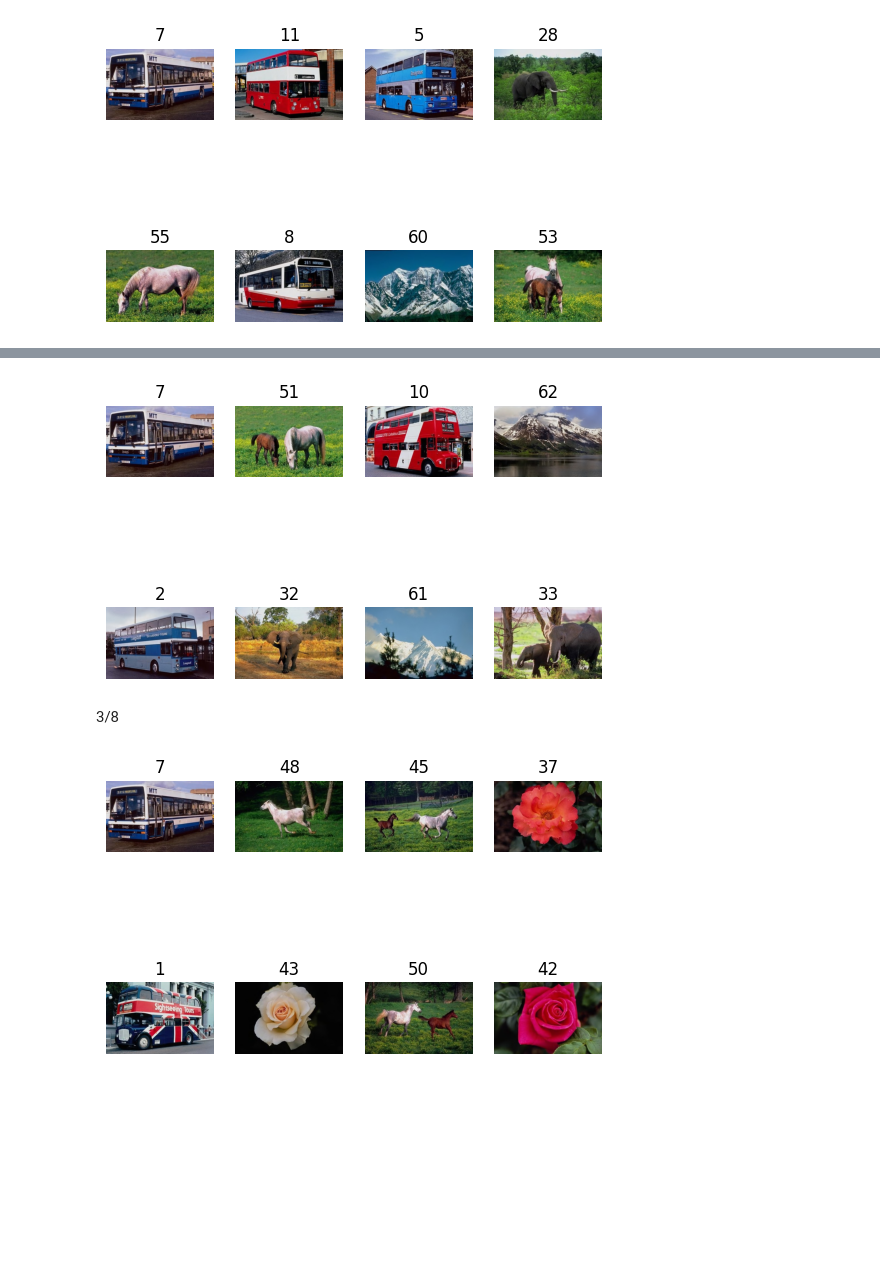
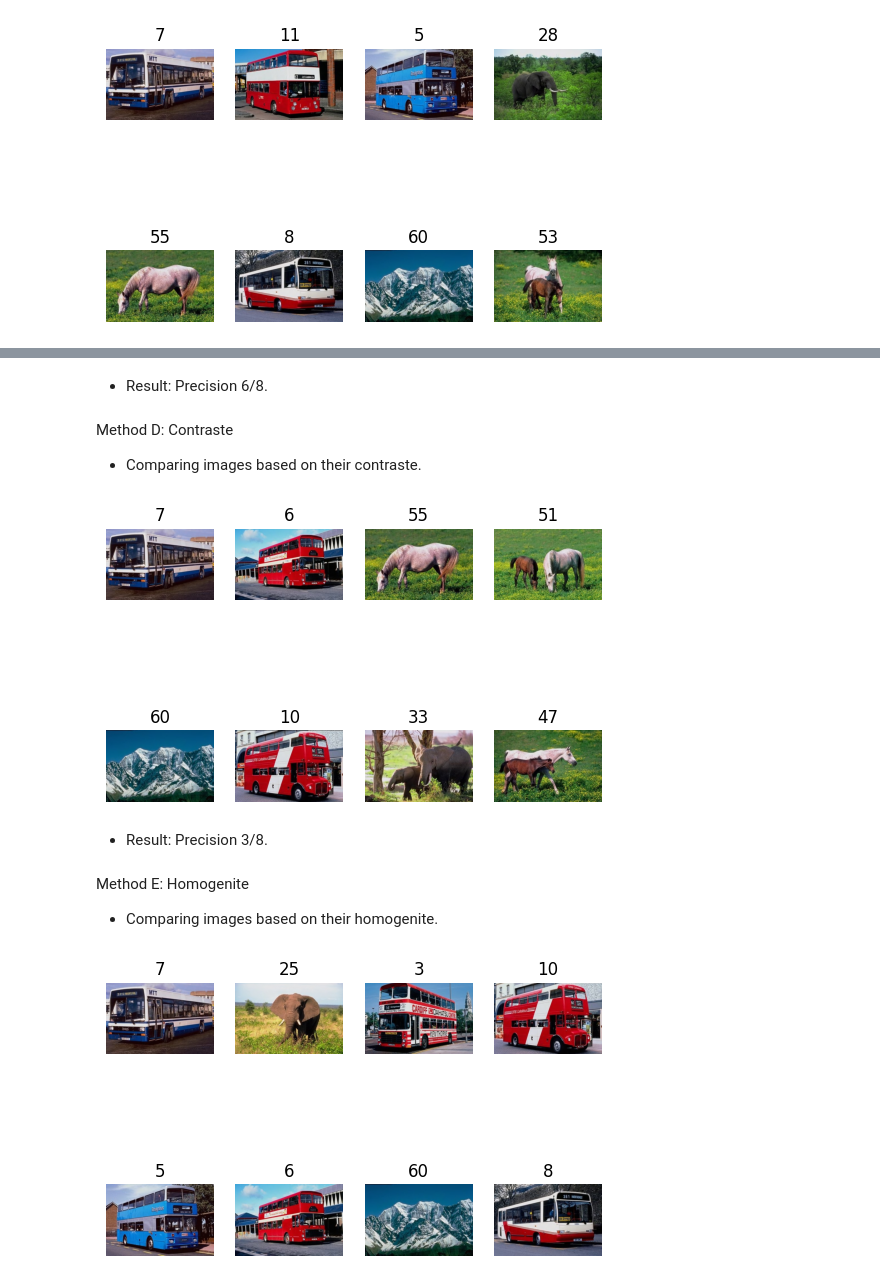
Before and after one commit to ElMehdiEssakhi/TextureSimilarity-Python, a Jupyter notebook: similaritySearch.ipynb, the cells around one changed output, grey strips where cells are left out. Cells and saved outputs as stored; diff of their text form; code cells hidden in the pictures; blank space fills up the shorter version.

Commit message:
used new descriptors with their distances functions

```diff
--- a/similaritySearch.ipynb
+++ b/similaritySearch.ipynb
@@ -71,11 +95,19 @@ tm.plotResults(dist.disatance_entropie(tm.ImageAsArrayNum(7),AllImages))
+# %% [markdown]
+* Result: Precision 6/8.
+# %% [markdown]
+Method D: Contraste
+* Comparing images based on their contraste.
 # %%
-tm.plotResults(dist.disatance_contraste(tm.ImageAsArrayNum(7),AllImages))
+tm.plotResults(dist.distance_contrast_glcm(tm.ImageAsArrayNum(7),AllImages))
 # %% [output]
-[figure, old version]
+[figure, new version]
 # %% [markdown]
-3/8
+* Result: Precision 3/8.
+# %% [markdown]
+Method E: Homogenite
+* Comparing images based on their homogenite.
 # %%
-tm.plotResults(dist.disatance_homogenite(tm.ImageAsArrayNum(7),AllImages))
+tm.plotResults(dist.distance_homogenite_glcm(tm.ImageAsArrayNum(7),AllImages))
 # %% [output]
-[figure, old version]
+[figure, new version]
 # %% [markdown]
```
Also changed, not shown: parts of 41 cells of this notebook.
